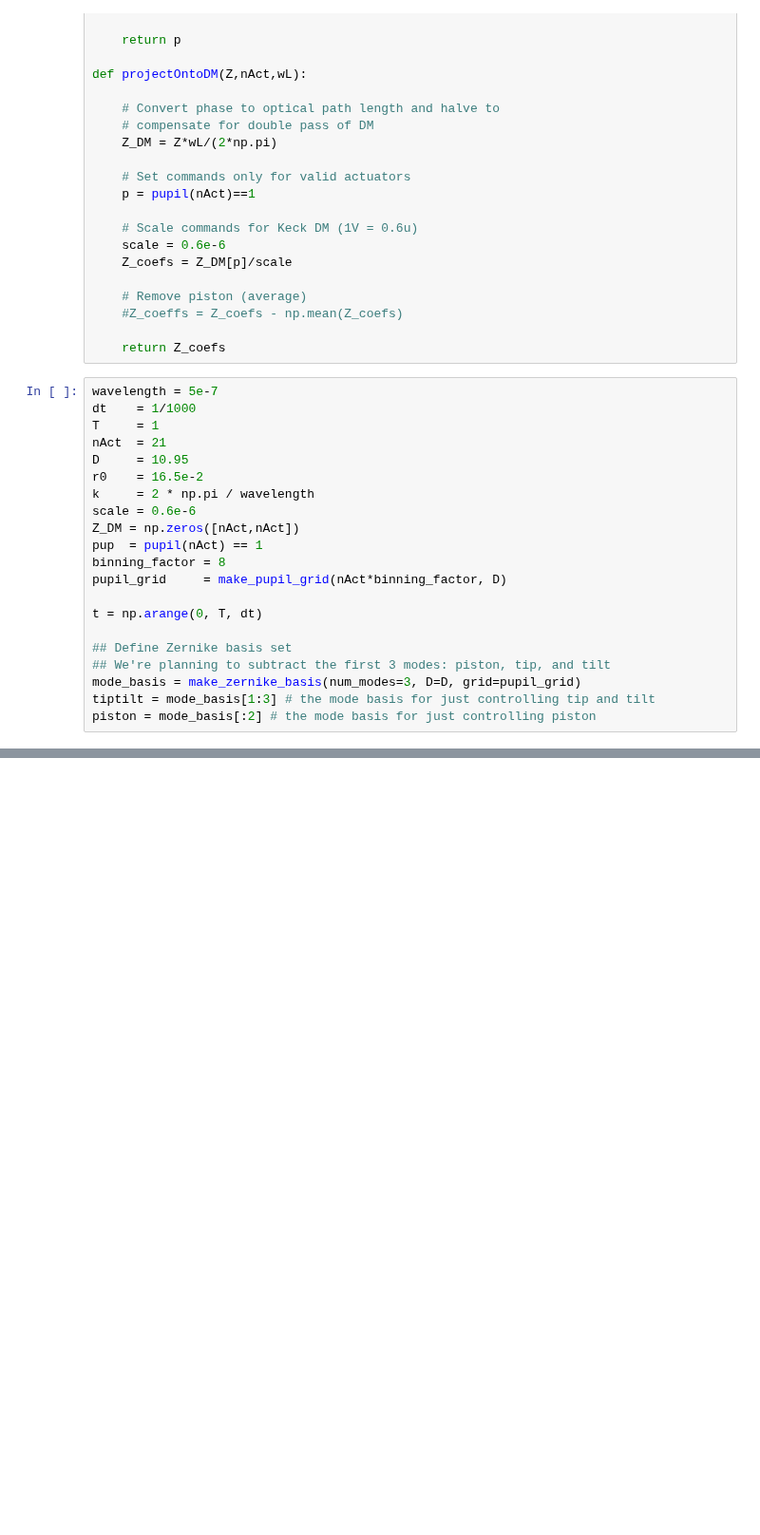
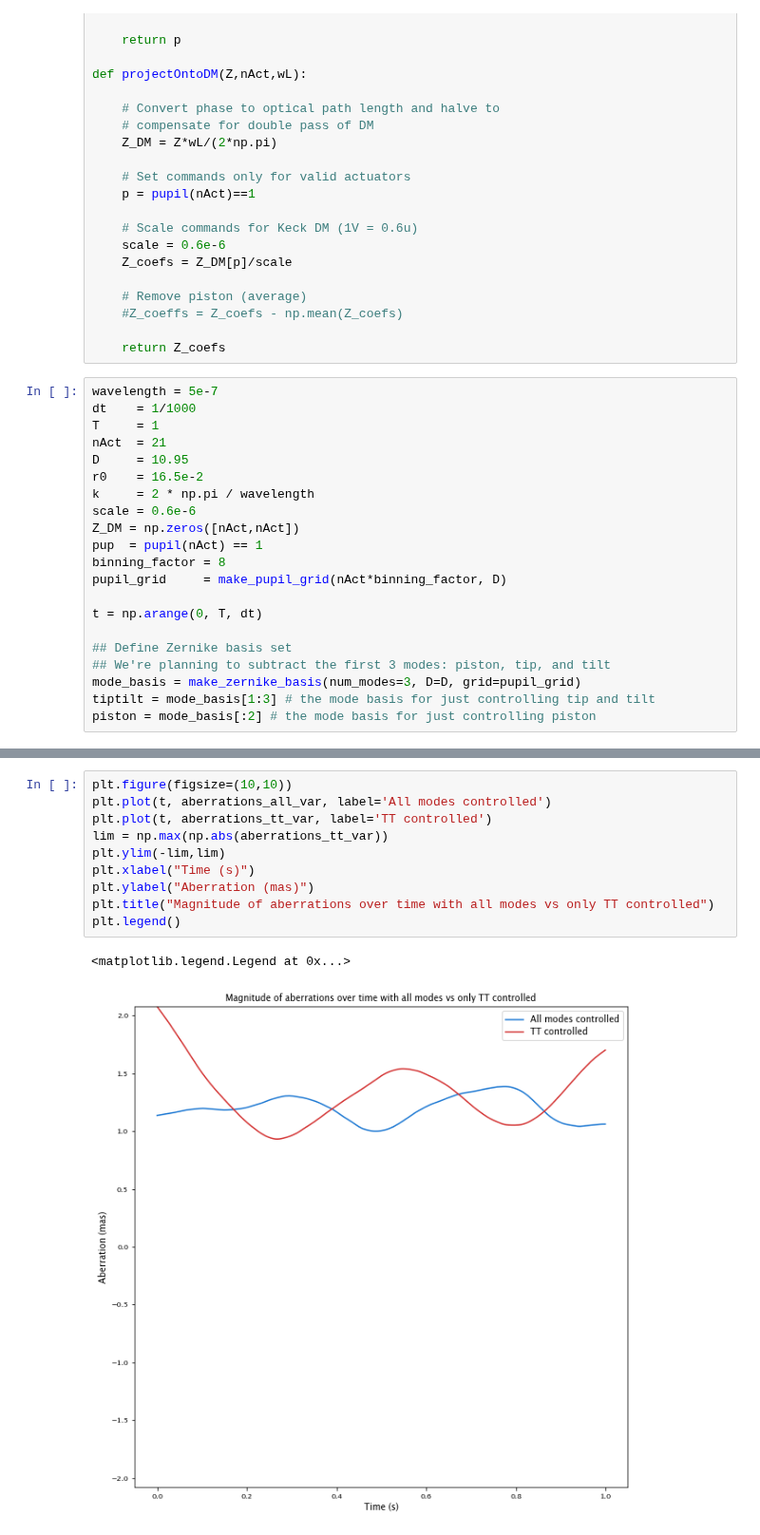
Before and after one commit to aditya-sengupta/tip-tilt-control, a Jupyter notebook: tip-tilt/dev/turbulence.ipynb, the cells around one changed output, grey strips where cells are left out. Shown at 95% size. Drawn from its saved outputs; the diff is of its cells as text; blank space fills up the shorter version.

```diff
--- a/tip-tilt/dev/turbulence.ipynb
+++ b/tip-tilt/dev/turbulence.ipynb
@@ -97,0 +116,13 @@ plt.ylabel("Aberration (mas)") # I assume this is sqrt(dx^2 + dy^2)?
+# %%
+plt.figure(figsize=(10,10))
+plt.plot(t, aberrations_all_var, label='All modes controlled')
+plt.plot(t, aberrations_tt_var, label='TT controlled')
+lim = np.max(np.abs(aberrations_tt_var))
+plt.ylim(-lim,lim)
+plt.xlabel("Time (s)")
+plt.ylabel("Aberration (mas)")
+plt.title("Magnitude of aberrations over time with all modes vs only TT controlled")
+plt.legend()
+# %% [output]
+<matplotlib.legend.Legend at 0x...>
+[figure, added]
```
Also changed, not shown: parts of 6 cells of this notebook.
